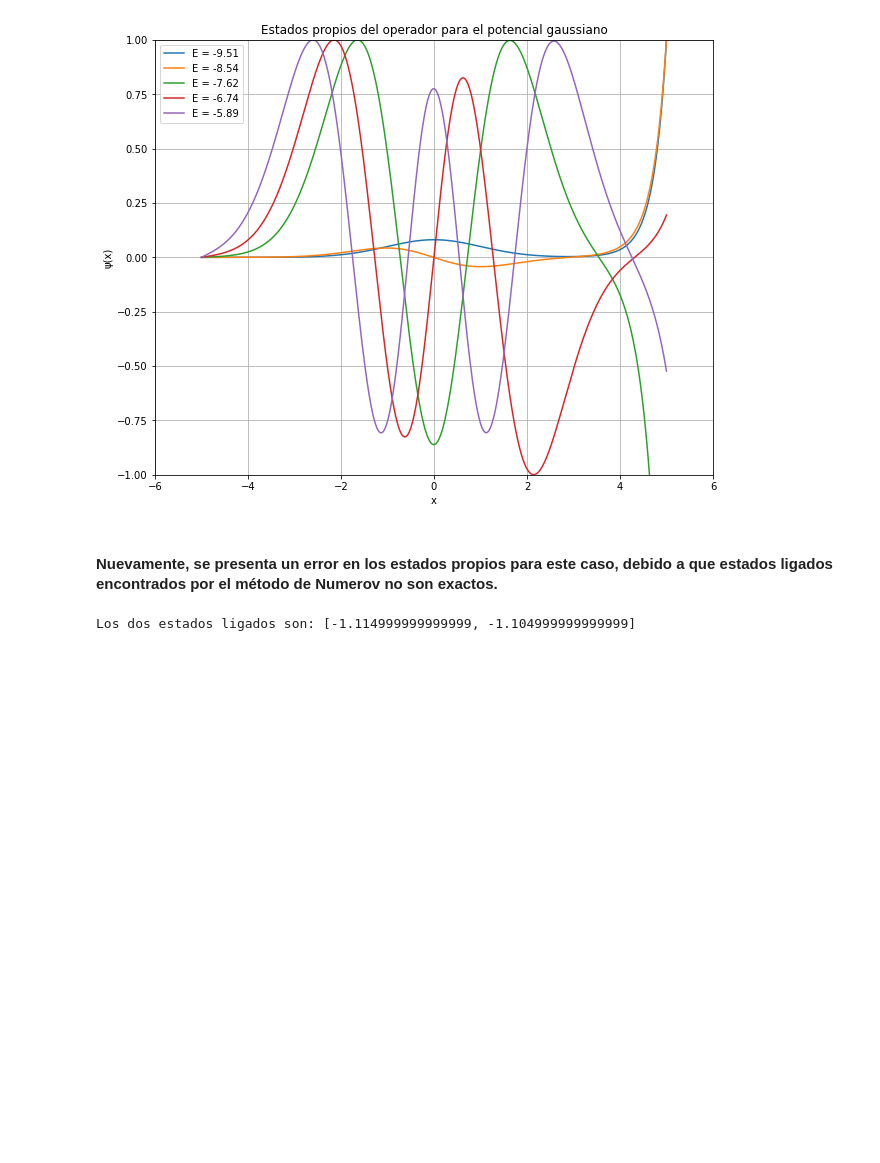
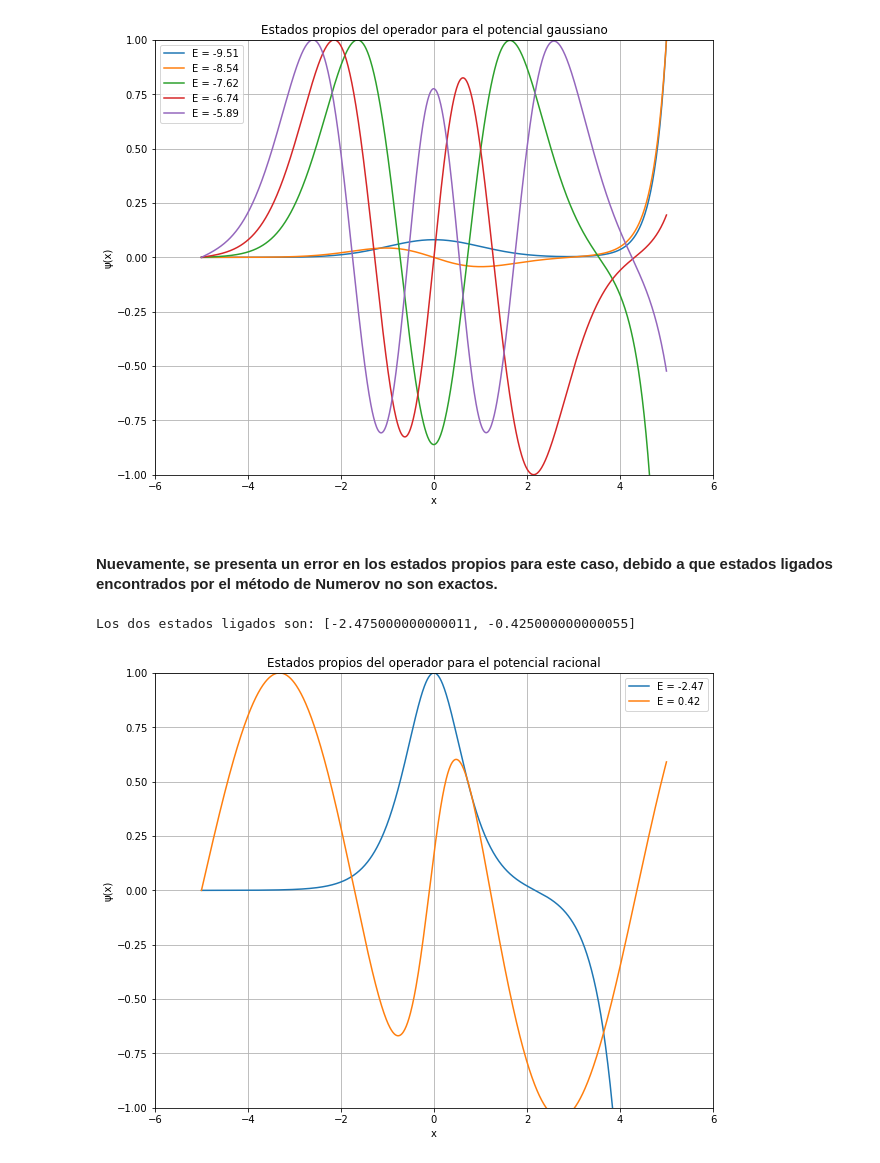
Before and after one commit to snaranjob/Quantum-Mechanics1, a Jupyter notebook: Numerov.ipynb, the cells around one changed output. Drawn from its saved outputs; the diff is of its cells as text; code cells hidden in the pictures; blank space fills up the shorter version.

```diff
--- a/Numerov.ipynb
+++ b/Numerov.ipynb
@@ -238,6 +233,8 @@ plot_eigenstates_gaussian(x, eigenvalues_gaussian)
 # %% [markdown]
 #### Nuevamente, se presenta un error en los estados propios para este caso, debido a que estados ligados encontrados por el método de Numerov no son exactos.
 # %%
+# h) Estados ligados del operador para el potencial racional:
+
 def rational_potential(x):
     return -4 / (1 + x**2)**2
 
@@ -247,7 +244,7 @@ def numerov_method_rational(x, E):
     psi = np.zeros(N)
     psi[1] = 1e-5
 
-    R = 2.0 * (E - rational_potential(x))
+    R = 2.0 * (rational_potential(x) - E)
     S = np.zeros_like(x)
 
     for n in range(1, len(x) - 1):
@@ -267,7 +264,6 @@ def find_bound_states(x, E_range, dE=0.01):
     for E in E_range[1:]:
         current_psi_end = numerov_method_rational(x, E)[-1]
 
-        # Comprobar cambio de signo
         if previous_psi_end * current_psi_end < 0:
             bound_states.append((E + E - dE) / 2)
             if len(bound_states) == 2:
@@ -277,10 +273,39 @@ def find_bound_states(x, E_range, dE=0.01):
 
     return bound_states
 
-# Ejecución del código
+
 x = discretize_domain()
-E_range = np.arange(-2, 1, 0.01)  # Rango de energías a considerar
+E_range = np.arange(-3, 1, 0.01)
 bound_states = find_bound_states(x, E_range)
 print(f"Los dos estados ligados son: {bound_states}")
 # %% [output]
-Los dos estados ligados son: [-1.114999999999999, -1.104999999999999]
+Los dos estados ligados son: [-2.475000000000011, -0.425000000000055]
+# %%
+# Estados propios del operador para el potencial racional
+
+def plot_eigenstates_rational(x, eigenvalues):
+    plt.figure(figsize=(10, 8))
+
+    for E in eigenvalues:
+        psi = numerov_method_rational(x, E)
+
+        psi = psi / max(psi)
+
+        plt.plot(x, psi, label=f'E = {E:.2f}')
+
+    plt.title('Estados propios del operador para el potencial racional')
+    plt.xlabel('x')
+    plt.ylabel('\u03C8(x)')
+    plt.xlim([-6, 6])
+    plt.ylim([-1, 1])
+    plt.legend()
+    plt.grid(True)
+    plt.show()
+
+eigenvalues_rational = [-2.47,0.42]
+
+
+x = np.linspace(-5, 5, 1000)
+plot_eigenstates_rational(x, eigenvalues_rational)
+# %% [output]
+[figure, added]
```
Also changed, not shown: parts of 6 cells of this notebook.
